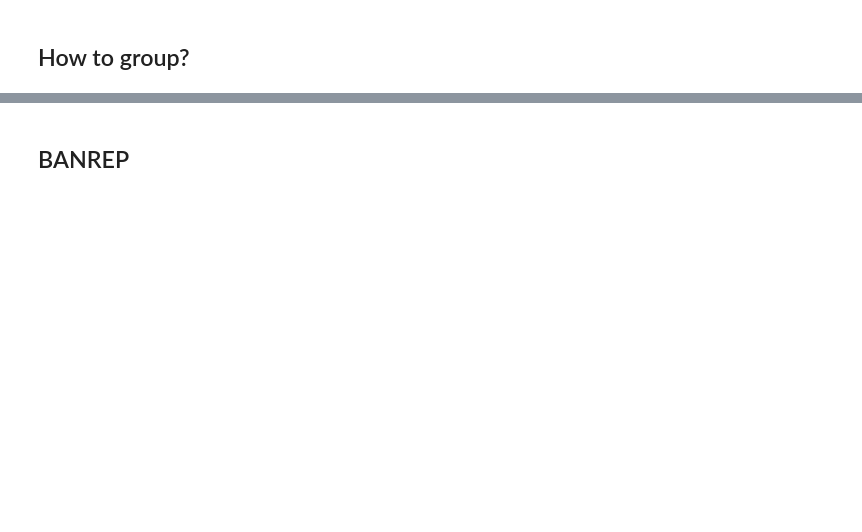
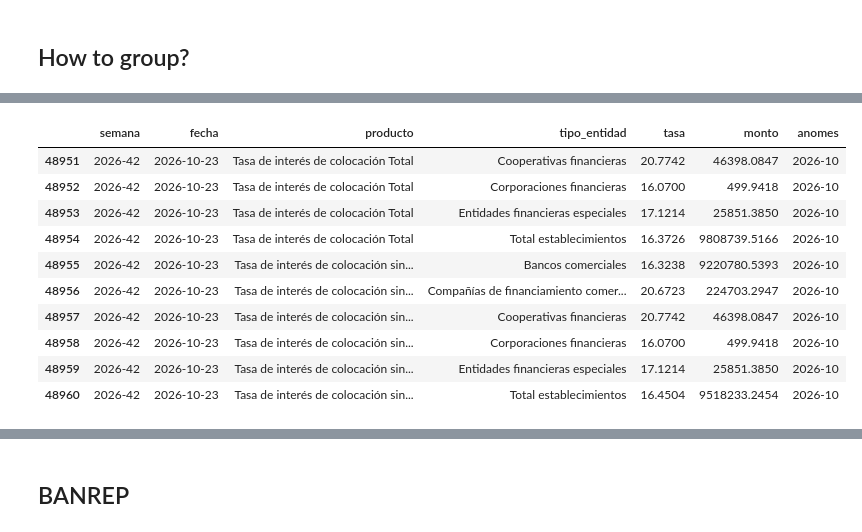
Before and after one commit to josebrx99/python, a Jupyter notebook: rates_degree_work/mdt.ipynb, the cells around one changed output, grey strips where cells are left out. Cells and saved outputs as stored; diff of their text form; code cells hidden in the pictures; blank space fills up the shorter version.

```diff
--- a/rates_degree_work/mdt.ipynb
+++ b/rates_degree_work/mdt.ipynb
@@ -211,0 +193,14 @@ tasascap
+# %%
+tasascol.tail(10)
+# %% [output]
+|  | semana | fecha | producto | tipo_entidad | tasa | monto | anomes |
+| 48951 | 2026-42 | 2026-10-23 | Tasa de interés de colocación Total | Cooperativas financieras | 20.7742 | 46398.0847 | 2026-10 |
+| 48952 | 2026-42 | 2026-10-23 | Tasa de interés de colocación Total | Corporaciones financieras | 16.0700 | 499.9418 | 2026-10 |
+| 48953 | 2026-42 | 2026-10-23 | Tasa de interés de colocación Total | Entidades financieras especiales | 17.1214 | 25851.3850 | 2026-10 |
+| 48954 | 2026-42 | 2026-10-23 | Tasa de interés de colocación Total | Total establecimientos | 16.3726 | 9808739.5166 | 2026-10 |
+| 48955 | 2026-42 | 2026-10-23 | Tasa de interés de colocación sin... | Bancos comerciales | 16.3238 | 9220780.5393 | 2026-10 |
+| 48956 | 2026-42 | 2026-10-23 | Tasa de interés de colocación sin... | Compañías de financiamiento comer... | 20.6723 | 224703.2947 | 2026-10 |
+| 48957 | 2026-42 | 2026-10-23 | Tasa de interés de colocación sin... | Cooperativas financieras | 20.7742 | 46398.0847 | 2026-10 |
+| 48958 | 2026-42 | 2026-10-23 | Tasa de interés de colocación sin... | Corporaciones financieras | 16.0700 | 499.9418 | 2026-10 |
+| 48959 | 2026-42 | 2026-10-23 | Tasa de interés de colocación sin... | Entidades financieras especiales | 17.1214 | 25851.3850 | 2026-10 |
+| 48960 | 2026-42 | 2026-10-23 | Tasa de interés de colocación sin... | Total establecimientos | 16.4504 | 9518233.2454 | 2026-10 |
```
Also changed, not shown: parts of 36 cells of this notebook.
